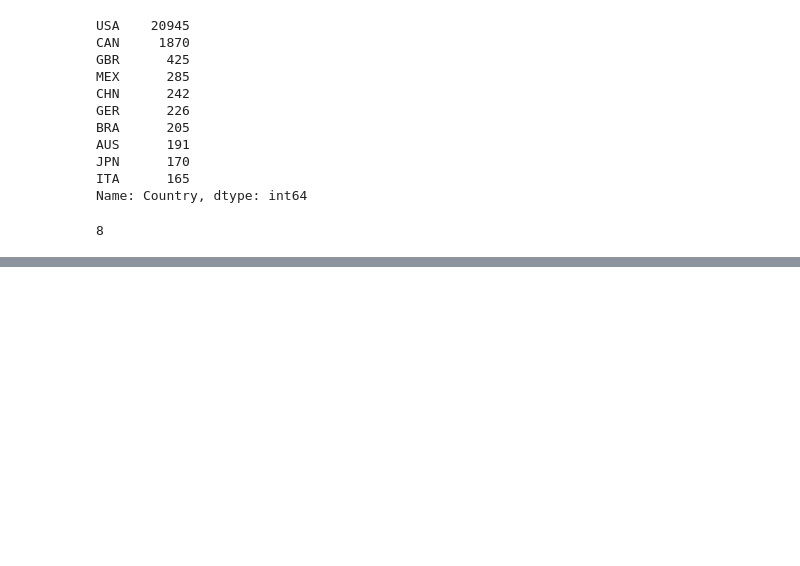
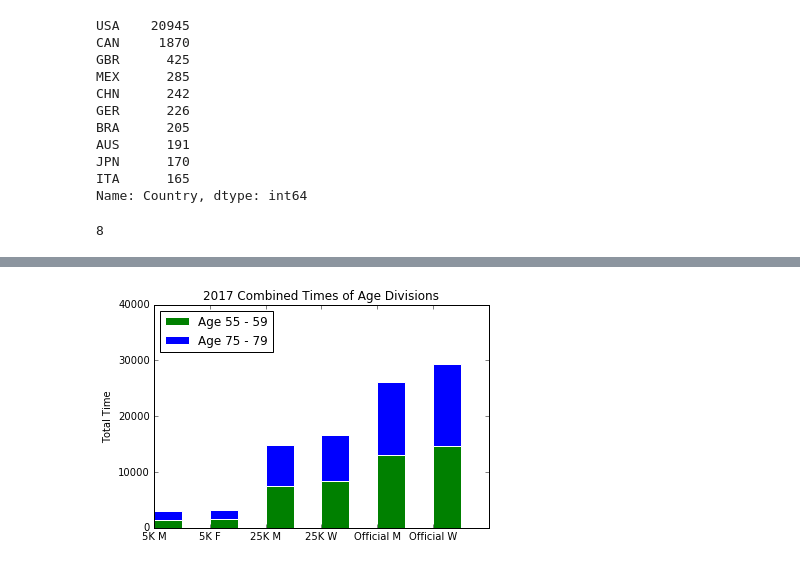
Before and after one commit to Stonberg1/Thinkful, a Jupyter notebook: Capstone Analytic Report.ipynb, the cells around one changed output, grey strips where cells are left out. Cells and saved outputs as stored; diff of their text form; code cells hidden in the pictures; blank space fills up the shorter version.

```diff
--- a/Capstone Analytic Report.ipynb
+++ b/Capstone Analytic Report.ipynb
@@ -270,3 +228,44 @@ ValueError: The truth value of a Series is ambiguous. Use a.empty, a.bool(), a.i
+# %%
+# 3
+# Stacked BAR CHART (Genders w/ stacked average paces)
+# Stacking the 2017 old and young by pace
+
+MT1 = df2017['5K_sec'][df2017['Age'] > 50][df2017['Age'] <= 59][df2017['M/F'] == 'M'].median()
+MT2 = df2017['5K_sec'][df2017['Age'] > 75][df2017['Age'] <= 79][df2017['M/F'] == 'M'].median()
+
+FT1 = df2017['5K_sec'][df2017['Age'] > 50][df2017['Age'] <= 59][df2017['M/F'] == 'F'].median()
+FT2 = df2017['5K_sec'][df2017['Age'] > 75][df2017['Age'] <= 79][df2017['M/F'] == 'F'].median()
+
+MT3 = df2017['25K_sec'][df2017['Age'] > 50][df2017['Age'] <= 59][df2017['M/F'] == 'M'].median()
+MT4 = df2017['25K_sec'][df2017['Age'] > 75][df2017['Age'] <= 79][df2017['M/F'] == 'M'].median()
+
+FT3 = df2017['25K_sec'][df2017['Age'] > 50][df2017['Age'] <= 59][df2017['M/F'] == 'F'].median()
+FT4 = df2017['25K_sec'][df2017['Age'] > 75][df2017['Age'] <= 79][df2017['M/F'] == 'F'].median()
+
+MT5 = df2017['Official_Time_sec'][df2017['Age'] > 50][df2017['Age'] <= 59][df2017['M/F'] == 'M'].median()
+MT6 = df2017['Official_Time_sec'][df2017['Age'] > 75][df2017['Age'] <= 79][df2017['M/F'] == 'M'].median()
+
+FT5 = df2017['Official_Time_sec'][df2017['Age'] > 50][df2017['Age'] <= 59][df2017['M/F'] == 'F'].median()
+FT6 = df2017['Official_Time_sec'][df2017['Age'] > 75][df2017['Age'] <= 79][df2017['M/F'] == 'F'].median()
+
+N = 6
+older_times = (MT2, FT2, MT4, FT4, MT6, FT6)
+old_times = (MT1, FT1, MT3, FT3, MT5, FT5)
+ind = np.arange(N)
+width = 0.5
+
+p1 = plt.bar(ind, older_times, width, color='g')
+p2 = plt.bar(ind, old_times, width, bottom=old_times)
+
+plt.ylabel('Total Time')
+plt.title('2017 Combined Times of Age Divisions')
+plt.xticks(ind, ('5K M', '5K F', '25K M', '25K W', 'Official M', 'Official W'))
+plt.yticks(np.arange(0, 50000, 10000))
+plt.legend((p1[0], p2[0]), ('Age 55 - 59', 'Age 75 - 79'), loc=2)
+
+plt.show()
+# %% [output]
+[figure, added]
 # %%
 # Bayesian predictive scenario of a runner in 2019?
 # Likelihood of winning given a pace and...a country? or gender?
```
Also changed, not shown: parts of 7 cells of this notebook.
